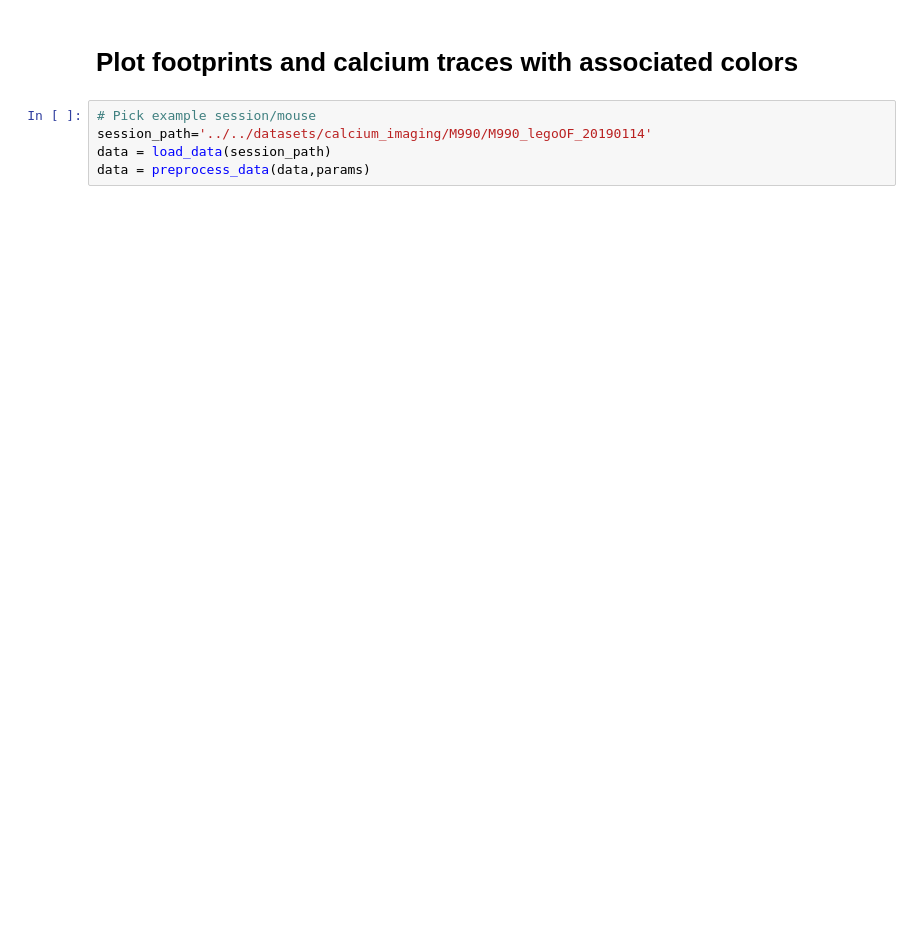
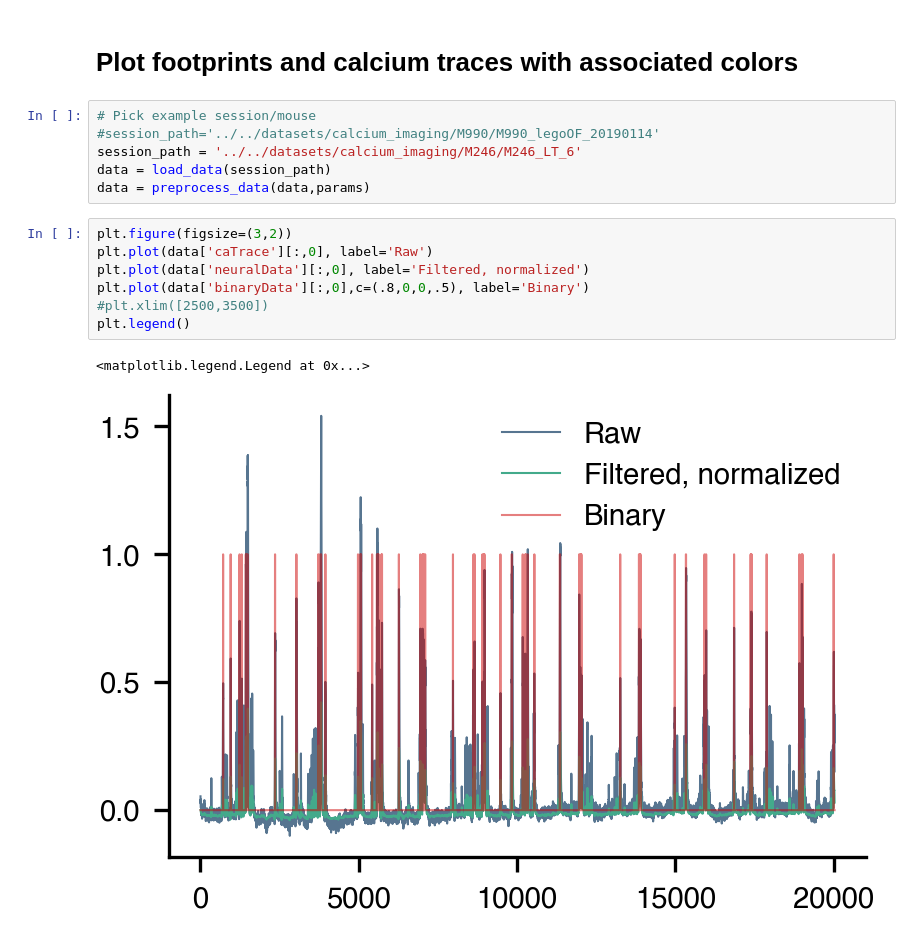
Before and after one commit to etterguillaume/PyCaAn, a Jupyter notebook: figure2.ipynb, the cells around one changed output. Cells and saved outputs as stored; diff of their text form; blank space fills up the shorter version.

```diff
--- a/figure2.ipynb
+++ b/figure2.ipynb
@@ -19,6 +22,17 @@ with open('params.yaml','r') as file:
 # Plot footprints and calcium traces with associated colors
 # %%
 # Pick example session/mouse
-session_path='../../datasets/calcium_imaging/M990/M990_legoOF_20190114'
+#session_path='../../datasets/calcium_imaging/M990/M990_legoOF_20190114'
+session_path = '../../datasets/calcium_imaging/M246/M246_LT_6'
 data = load_data(session_path)
 data = preprocess_data(data,params)
+# %%
+plt.figure(figsize=(3,2))
+plt.plot(data['caTrace'][:,0], label='Raw')
+plt.plot(data['neuralData'][:,0], label='Filtered, normalized')
+plt.plot(data['binaryData'][:,0],c=(.8,0,0,.5), label='Binary')
+#plt.xlim([2500,3500])
+plt.legend()
+# %% [output]
+<matplotlib.legend.Legend at 0x...>
+[figure, added]
```
Also changed, not shown: parts of 11 cells of this notebook, 9 other files.
